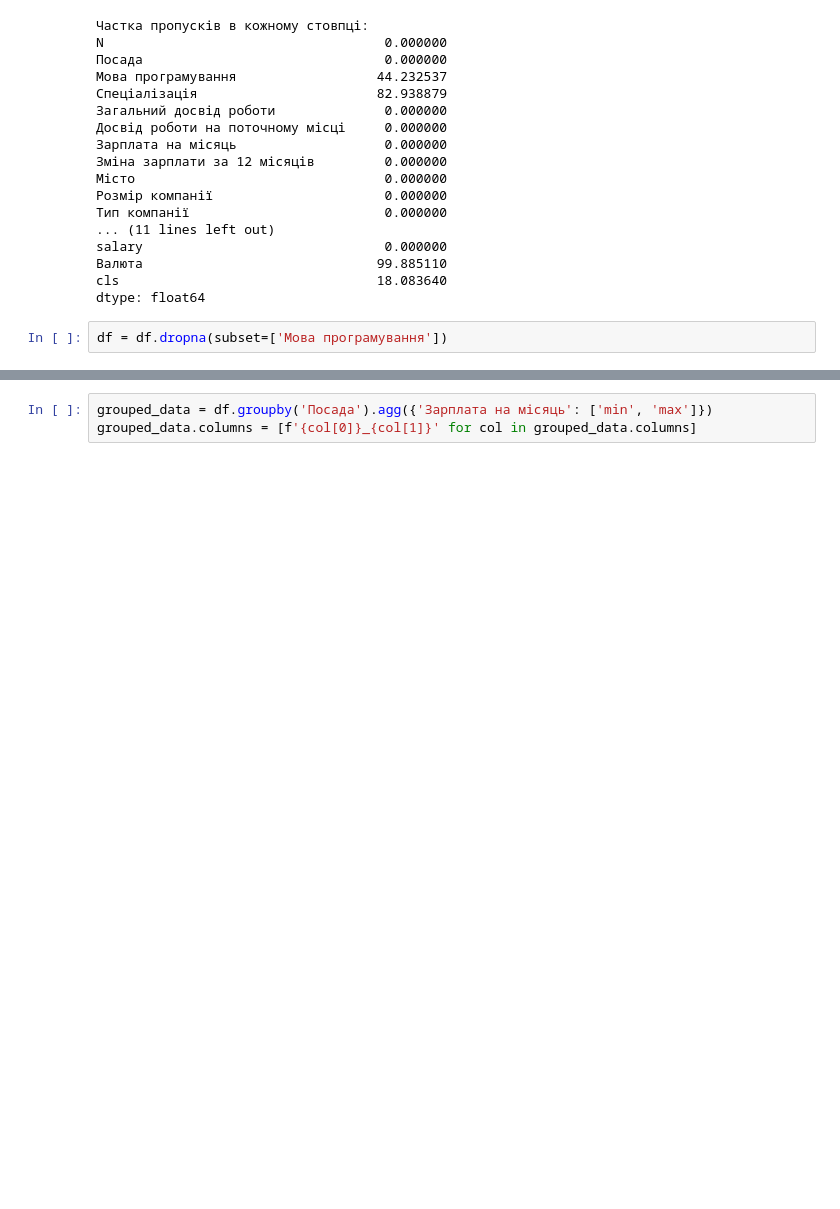
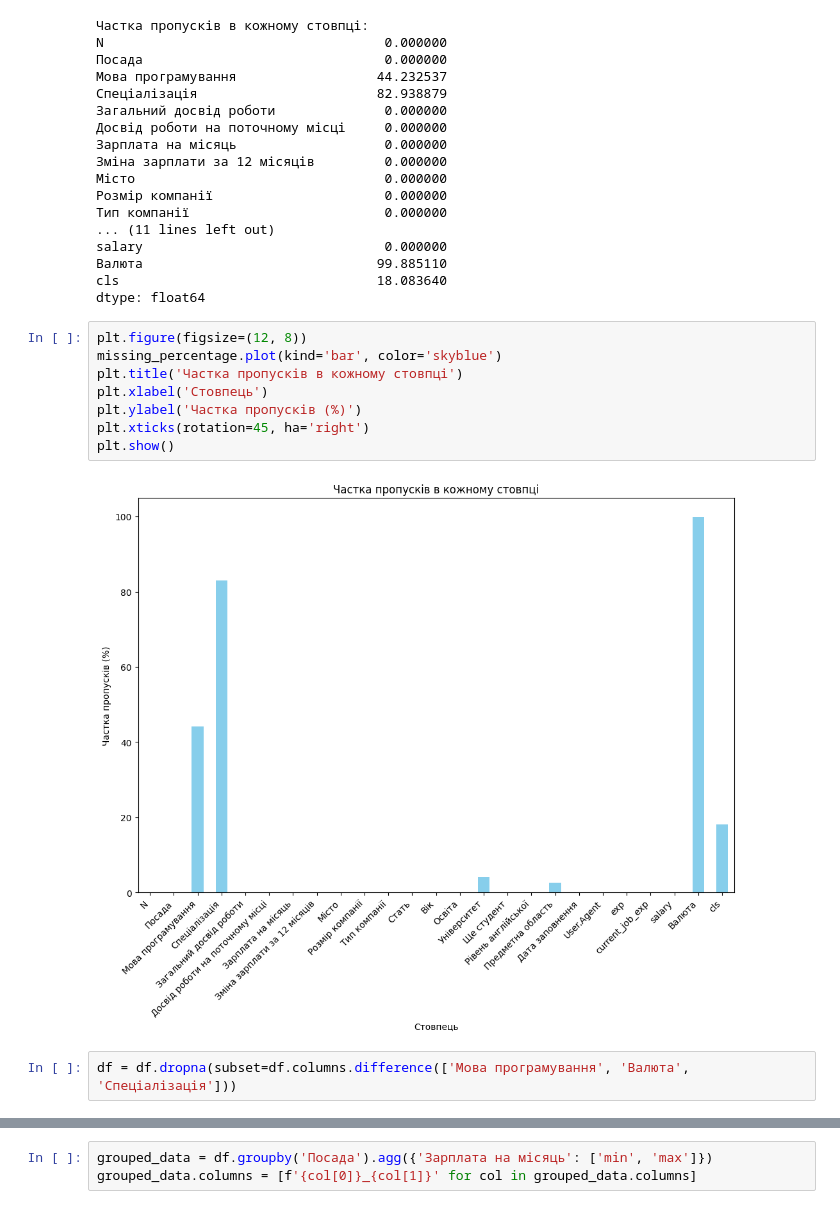
Before and after one commit to Pelmenoff/data_science, a Jupyter notebook: hw2_2.ipynb, the cells around one changed output, grey strips where cells are left out. Saved outputs shown, nothing was run; the diff lists cells and outputs as text; blank space fills up the shorter version.

```diff
--- a/hw2_2.ipynb
+++ b/hw2_2.ipynb
@@ -68,8 +59,18 @@ salary                               0.000000
 Валюта                              99.885110
 cls                                 18.083640
 dtype: float64
+# %%
+plt.figure(figsize=(12, 8))
+missing_percentage.plot(kind='bar', color='skyblue')
+plt.title('Частка пропусків в кожному стовпці')
+plt.xlabel('Стовпець')
+plt.ylabel('Частка пропусків (%)')
+plt.xticks(rotation=45, ha='right')
+plt.show()
+# %% [output]
+[figure, added]
 # %%
-df = df.dropna(subset=['Мова програмування'])
+df = df.dropna(subset=df.columns.difference(['Мова програмування', 'Валюта', 'Спеціалізація']))
 # %%
 missing_percentage_after_drop = (df.isnull().sum() / len(df)) * 100
 print("Частка пропусків після видалення стовпців:")
```
Also changed, not shown: parts of 9 cells of this notebook.
